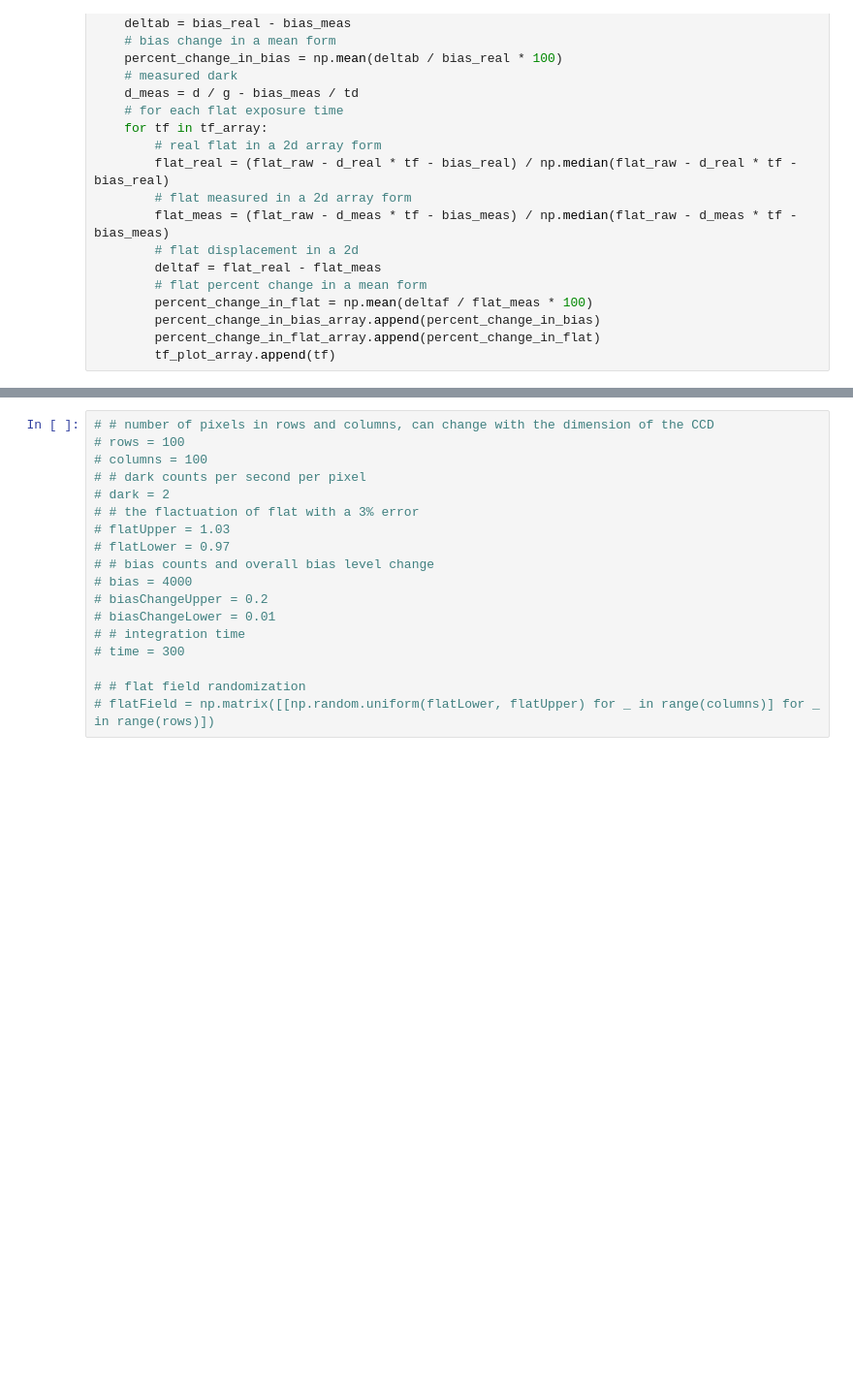
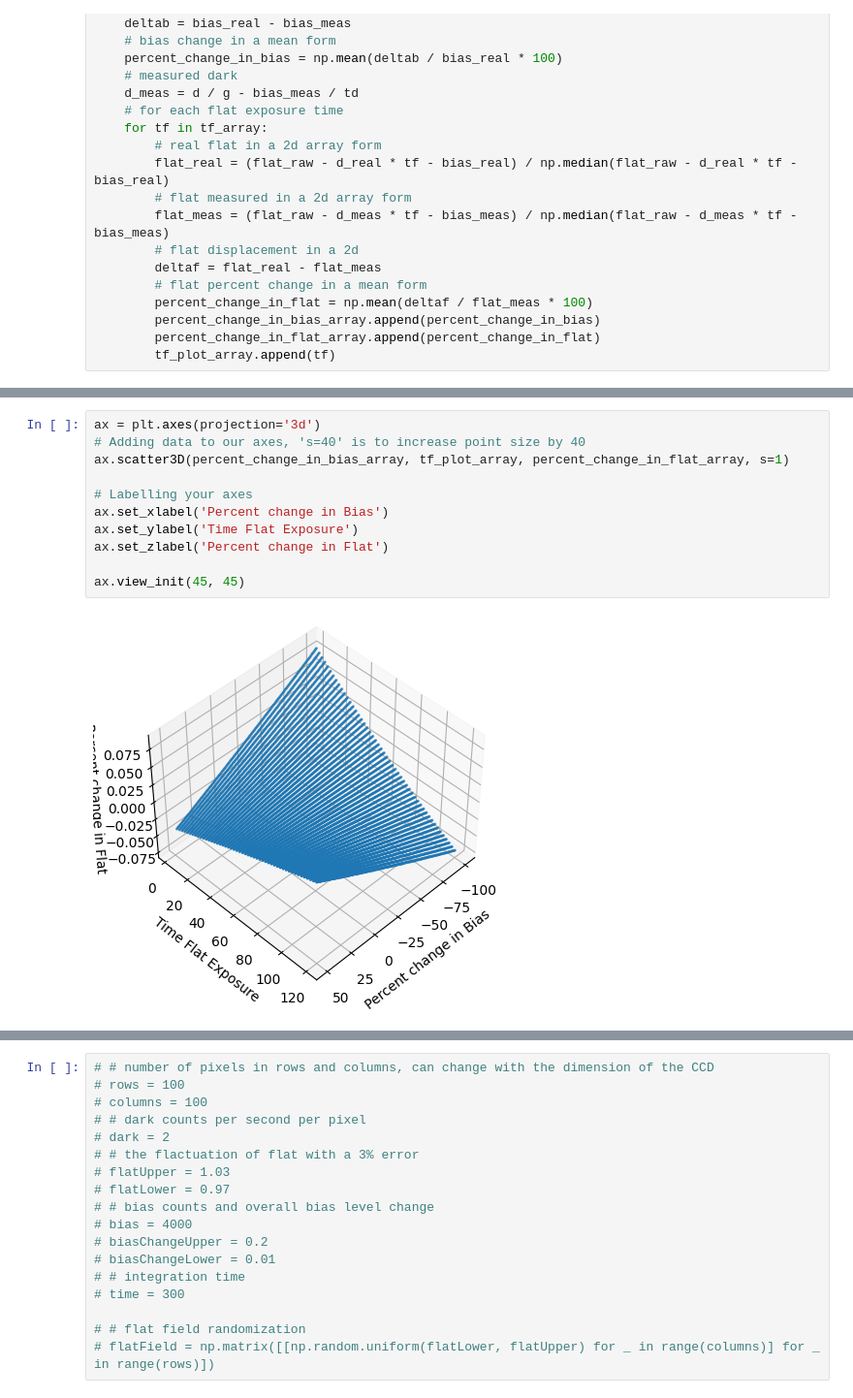
Before and after one commit to Voluptatemn/AstroResearch, a Jupyter notebook: BiasErrorProp.ipynb, the cells around one changed output, grey strips where cells are left out. Shown at 97% size. Drawn from its saved outputs; the diff is of its cells as text; blank space fills up the shorter version.

```diff
--- a/BiasErrorProp.ipynb
+++ b/BiasErrorProp.ipynb
@@ -81,0 +97,13 @@ ax.set_zlabel('Percent change in Flat')
+# %%
+ax = plt.axes(projection='3d')
+# Adding data to our axes, 's=40' is to increase point size by 40
+ax.scatter3D(percent_change_in_bias_array, tf_plot_array, percent_change_in_flat_array, s=1)
+
+# Labelling your axes
+ax.set_xlabel('Percent change in Bias')
+ax.set_ylabel('Time Flat Exposure')
+ax.set_zlabel('Percent change in Flat')
+
+ax.view_init(45, 45)
+# %% [output]
+[figure, added]
```
Also changed, not shown: parts of 9 cells of this notebook.
